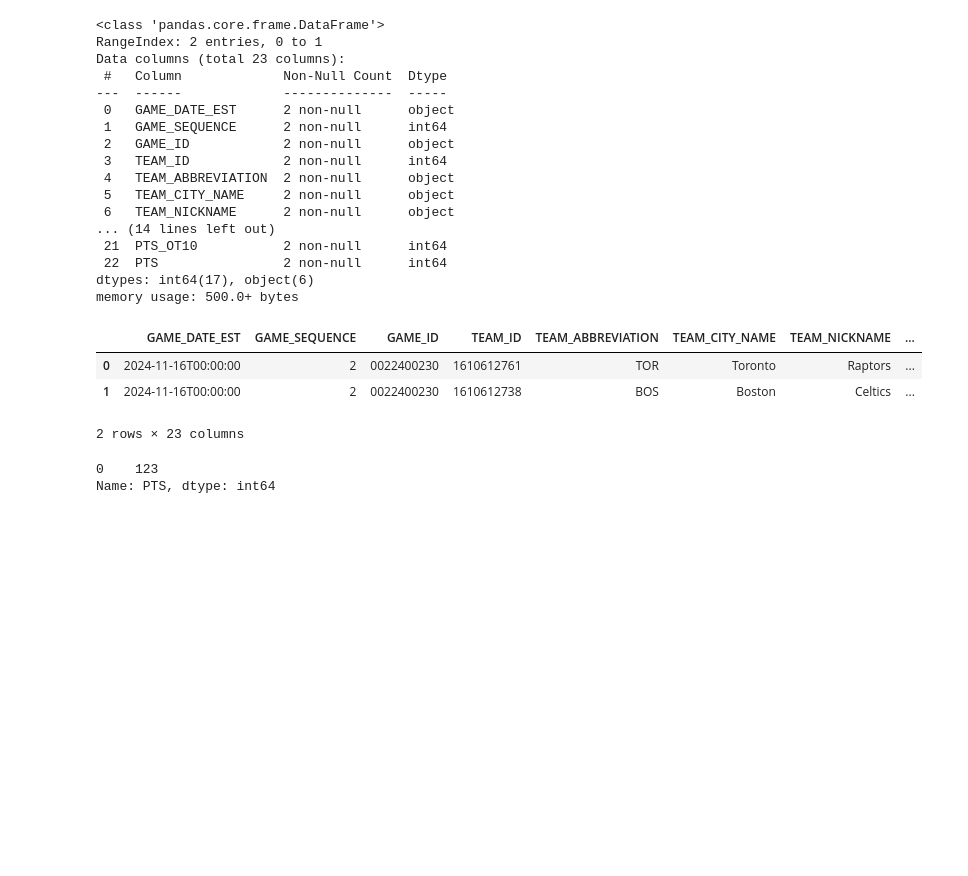
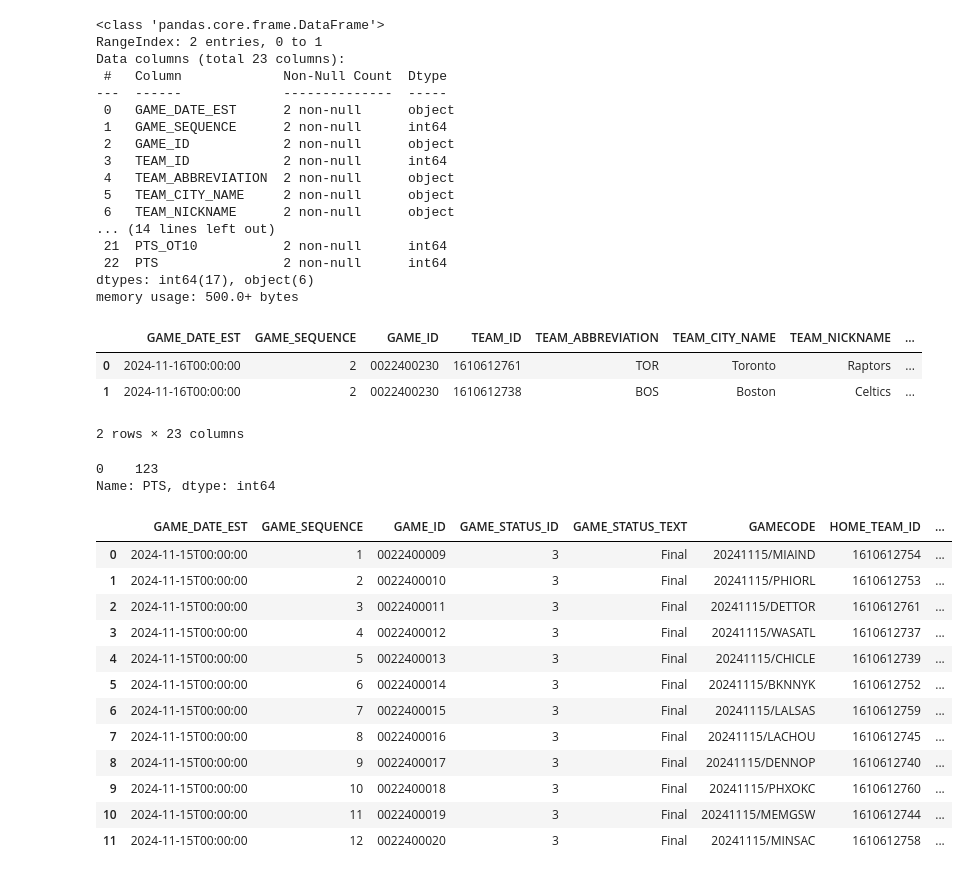
Before and after one commit to tjamescpp/NBA-Game-Summary, a Jupyter notebook: nba-api.ipynb, the cells around one changed output. Cells and saved outputs as stored; diff of their text form; code cells hidden in the pictures; blank space fills up the shorter version.

```diff
--- a/nba-api.ipynb
+++ b/nba-api.ipynb
@@ -381,3 +381,23 @@ score
 # %% [output]
 0    123
 Name: PTS, dtype: int64
+# %%
+# Retrieve games using the NBA API scoreboard
+board = scoreboardv2.ScoreboardV2(game_date="11/15/2024", timeout=60)
+# Retrieve the main DataFrame containing game data
+games_data = pd.DataFrame(board.get_data_frames()[0])
+games_data
+# %% [output]
+|  | GAME_DATE_EST | GAME_SEQUENCE | GAME_ID | GAME_STATUS_ID | GAME_STATUS_TEXT | GAMECODE | HOME_TEAM_ID | ... |
+| 0 | 2024-11-15T00:00:00 | 1 | 0022400009 | 3 | Final | 20241115/MIAIND | 1610612754 | ... |
+| 1 | 2024-11-15T00:00:00 | 2 | 0022400010 | 3 | Final | 20241115/PHIORL | 1610612753 | ... |
+| 2 | 2024-11-15T00:00:00 | 3 | 0022400011 | 3 | Final | 20241115/DETTOR | 1610612761 | ... |
+| 3 | 2024-11-15T00:00:00 | 4 | 0022400012 | 3 | Final | 20241115/WASATL | 1610612737 | ... |
+| 4 | 2024-11-15T00:00:00 | 5 | 0022400013 | 3 | Final | 20241115/CHICLE | 1610612739 | ... |
+| 5 | 2024-11-15T00:00:00 | 6 | 0022400014 | 3 | Final | 20241115/BKNNYK | 1610612752 | ... |
+| 6 | 2024-11-15T00:00:00 | 7 | 0022400015 | 3 | Final | 20241115/LALSAS | 1610612759 | ... |
+| 7 | 2024-11-15T00:00:00 | 8 | 0022400016 | 3 | Final | 20241115/LACHOU | 1610612745 | ... |
+| 8 | 2024-11-15T00:00:00 | 9 | 0022400017 | 3 | Final | 20241115/DENNOP | 1610612740 | ... |
+| 9 | 2024-11-15T00:00:00 | 10 | 0022400018 | 3 | Final | 20241115/PHXOKC | 1610612760 | ... |
+| 10 | 2024-11-15T00:00:00 | 11 | 0022400019 | 3 | Final | 20241115/MEMGSW | 1610612744 | ... |
+| 11 | 2024-11-15T00:00:00 | 12 | 0022400020 | 3 | Final | 20241115/MINSAC | 1610612758 | ... |
```
Also changed, not shown: parts of 7 cells of this notebook, 4 other files.
